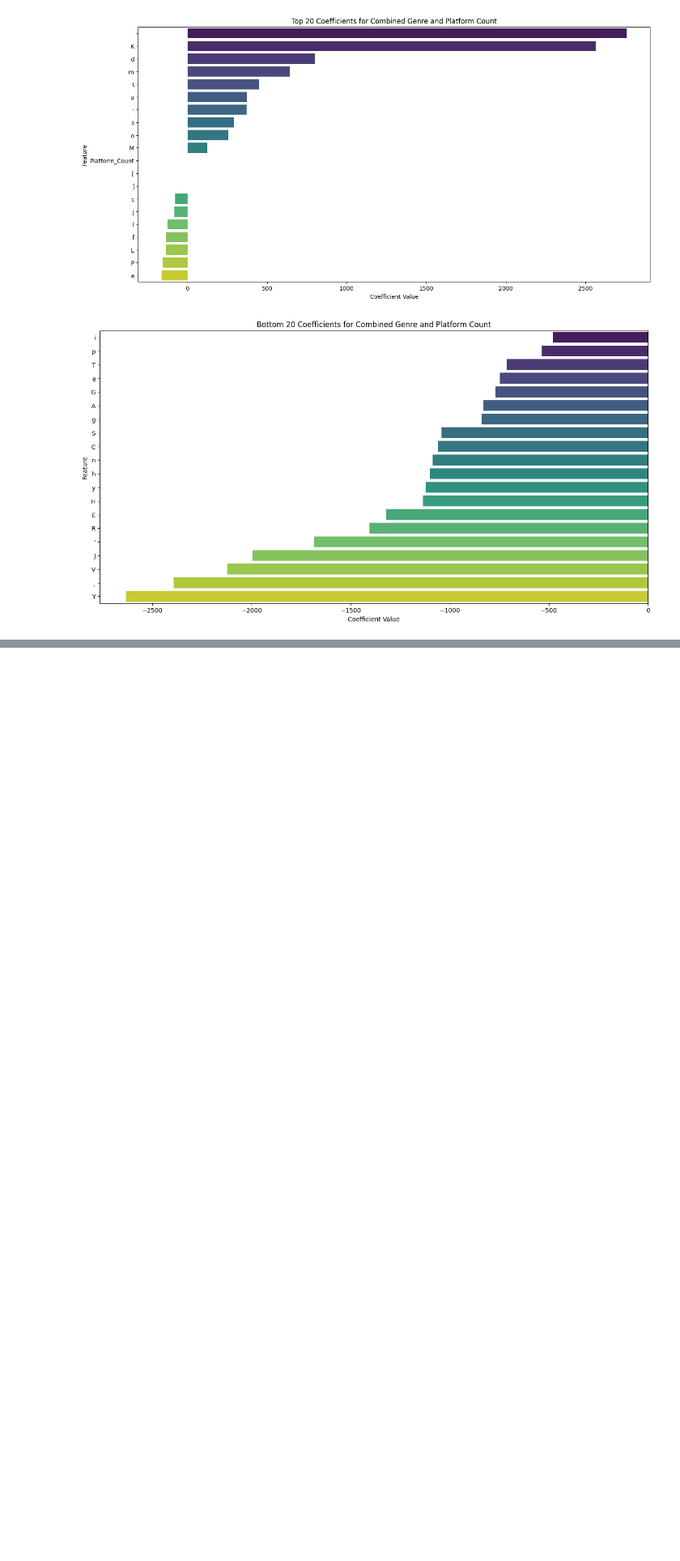
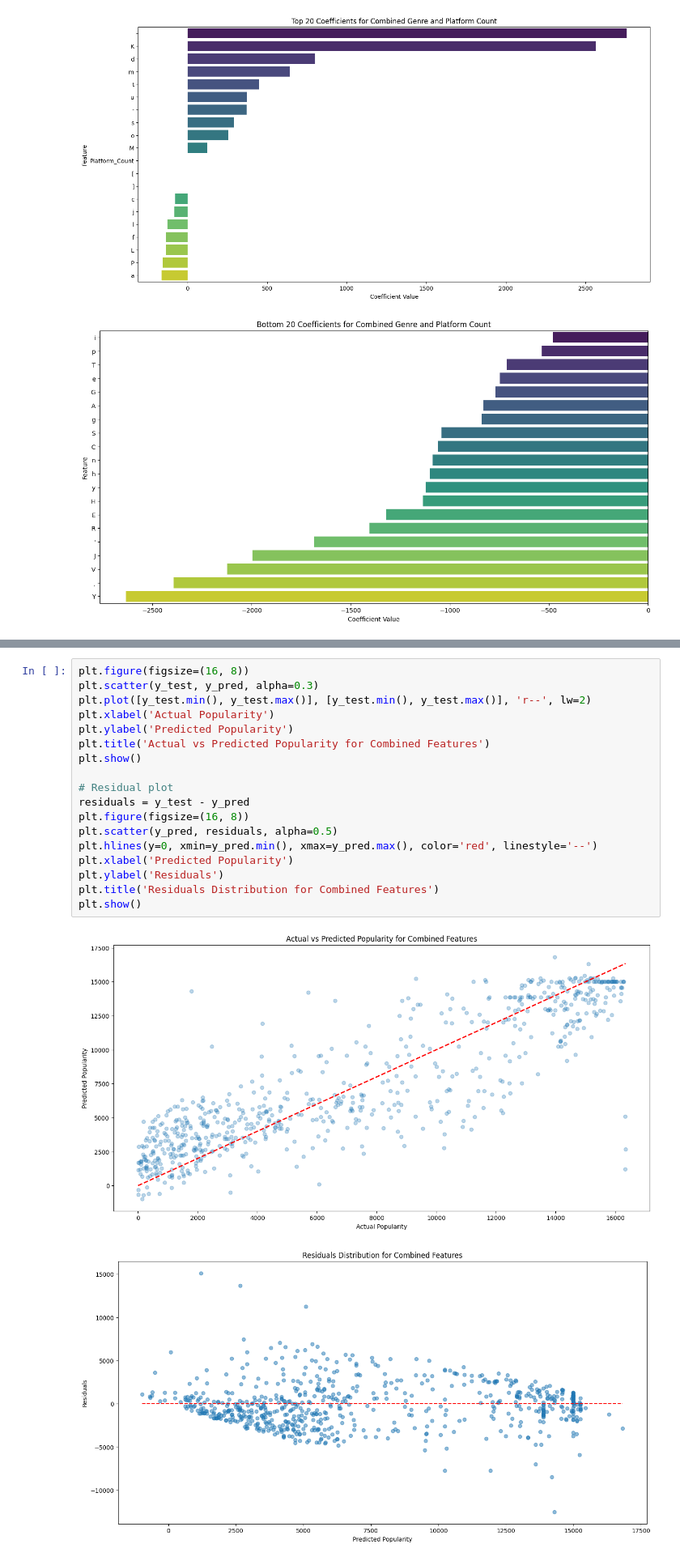
Before and after one commit to tobiasseck/anime-data-analytics-project, a Jupyter notebook: predictive/multiple-linear-regression.ipynb, the cells around one changed output, grey strips where cells are left out. Shown at 81% size. Saved outputs shown, nothing was run; the diff lists cells and outputs as text; blank space fills up the shorter version.

```diff
--- a/predictive/multiple-linear-regression.ipynb
+++ b/predictive/multiple-linear-regression.ipynb
@@ -202,0 +281,21 @@ y = producer_df['popularity']
+# %%
+plt.figure(figsize=(16, 8))
+plt.scatter(y_test, y_pred, alpha=0.3)
+plt.plot([y_test.min(), y_test.max()], [y_test.min(), y_test.max()], 'r--', lw=2)
+plt.xlabel('Actual Popularity')
+plt.ylabel('Predicted Popularity')
+plt.title('Actual vs Predicted Popularity for Combined Features')
+plt.show()
+
+# Residual plot
+residuals = y_test - y_pred
+plt.figure(figsize=(16, 8))
+plt.scatter(y_pred, residuals, alpha=0.5)
+plt.hlines(y=0, xmin=y_pred.min(), xmax=y_pred.max(), color='red', linestyle='--')
+plt.xlabel('Predicted Popularity')
+plt.ylabel('Residuals')
+plt.title('Residuals Distribution for Combined Features')
+plt.show()
+# %% [output]
+[figure, added]
+[figure, added]
```
Also changed, not shown: parts of 5 cells of this notebook, 1 other file.
